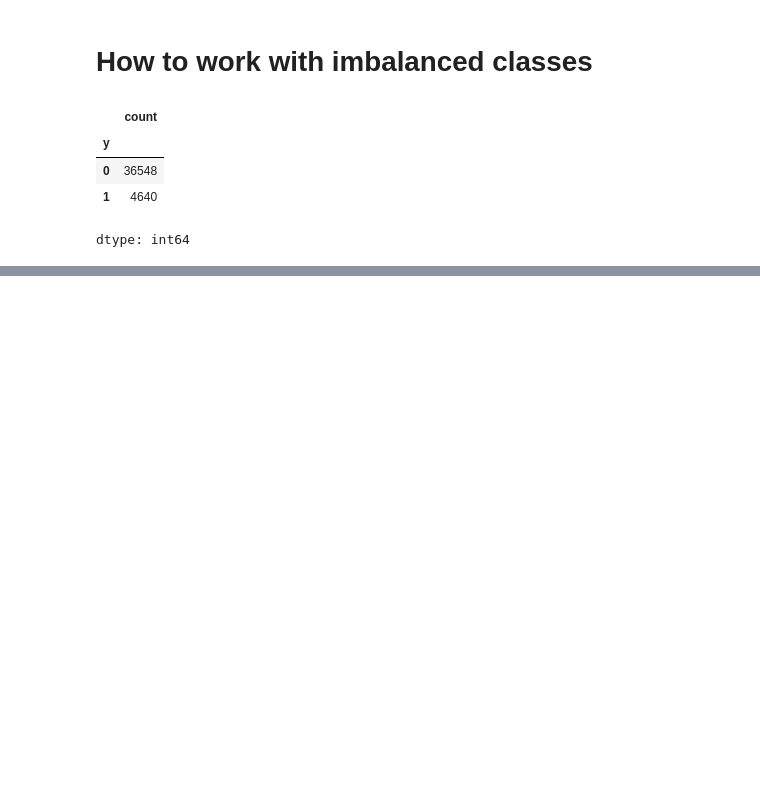
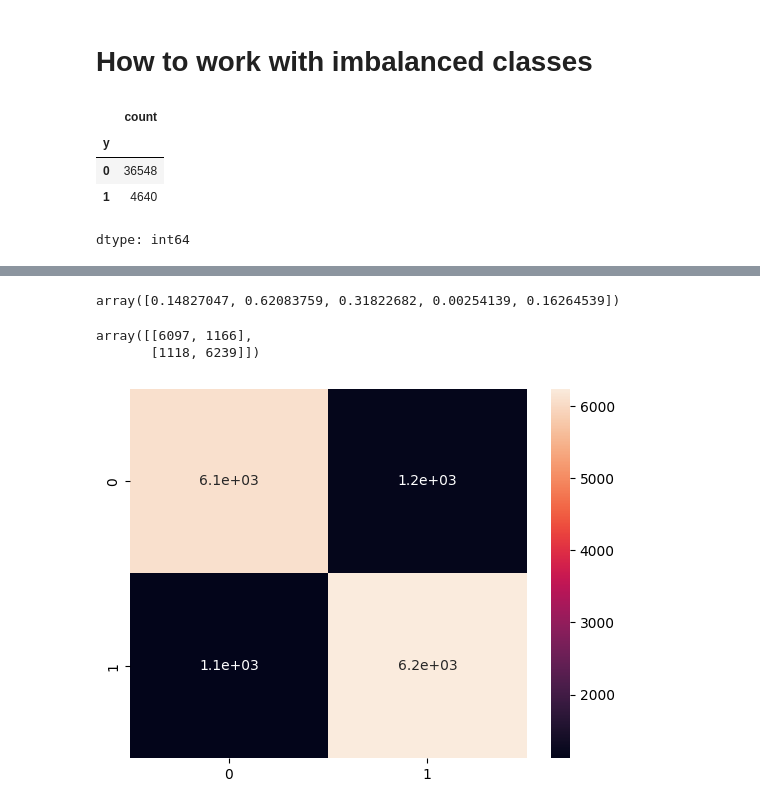
Before and after one commit to hasankachamathvi/LogisticsRegression, a Jupyter notebook: logisticRegression.ipynb, the cells around one changed output, grey strips where cells are left out. Saved outputs shown, nothing was run; the diff lists cells and outputs as text; code cells hidden in the pictures; blank space fills up the shorter version.

```diff
--- a/logisticRegression.ipynb
+++ b/logisticRegression.ipynb
@@ -218,0 +246,2 @@ smt= SMOTE()
+# %%
+x1_train, x1_test, y1_train, y1_test = train_test_split(x1, y1, train_size=0.8, test_size=0.2, random_state=100)
@@ -218,0 +252,2 @@ smt= SMOTE()
+# %%
+model = LogisticRegression() #train the model
@@ -218,0 +259,2 @@ smt= SMOTE()
+# %%
+model.fit(x1_train, y1_train) #fit the model
@@ -218,0 +272,2 @@ smt= SMOTE()
+# %%
+y1_pred = model.predict(x1_test) #prodiction for the model
@@ -218,0 +318,14 @@ smt= SMOTE()
+# %%
+y1_pred_probs[:5]
+# %% [output]
+array([0.14827047, 0.62083759, 0.31822682, 0.00254139, 0.16264539])
+# %%
+confusion_matrix(y1_test, y1_pred)
+# %% [output]
+array([[6097, 1166],
+       [1118, 6239]])
+# %%
+sns.heatmap(confusion_matrix(y1_test, y1_pred), annot=True)
+plt.show()
+# %% [output]
+[figure, added]
```
Also changed, not shown: parts of 33 cells of this notebook.
